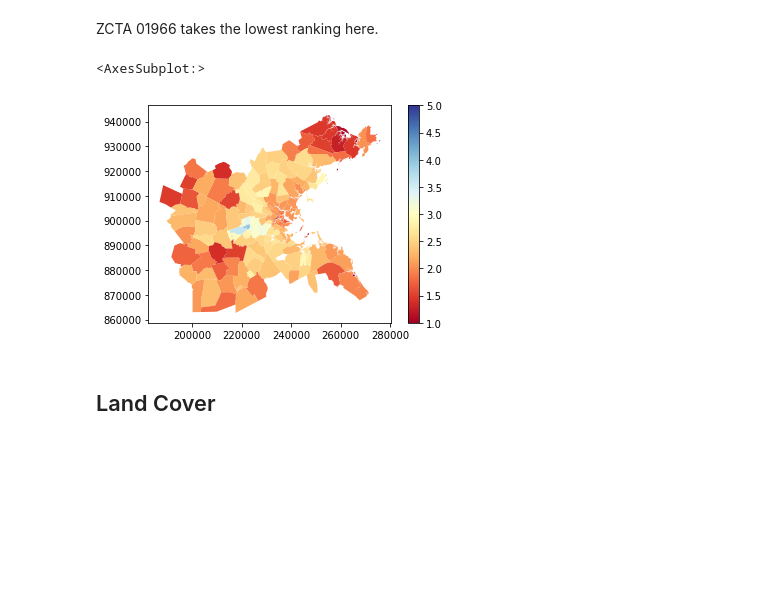
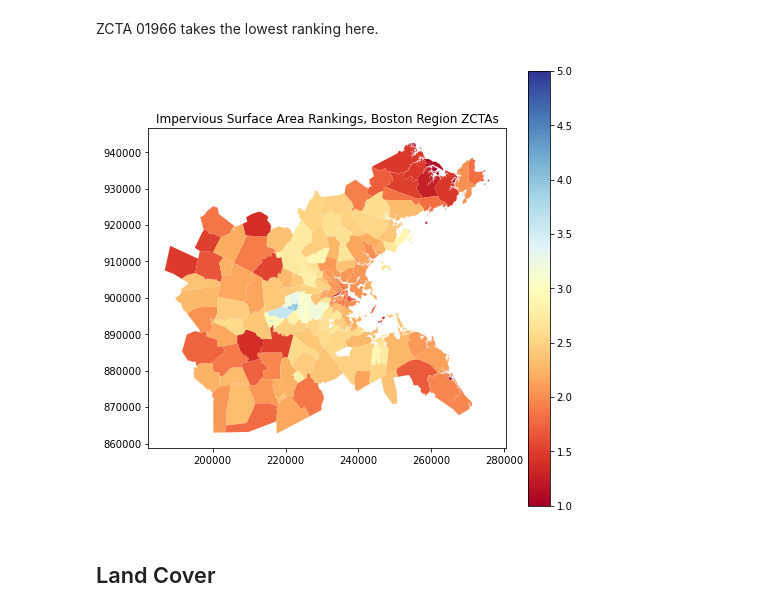
Before and after one commit to krowe42/FinalProject-LivingDecisions, a Jupyter notebook: Rowe-LivingDecisions.ipynb, the cells around one changed output. Cells and saved outputs as stored; diff of their text form; code cells hidden in the pictures; blank space fills up the shorter version.

```diff
--- a/Rowe-LivingDecisions.ipynb
+++ b/Rowe-LivingDecisions.ipynb
@@ -233,10 +233,11 @@ sort_zips_imp.head(1)
 # %% [markdown]
 ZCTA 01966 takes the lowest ranking here.
 # %%
-zips_imp.plot(column = 'mean', cmap="RdYlBu", legend=True)
+zips_imp.plot(column = 'mean', cmap="RdYlBu", figsize=(8,8), legend=True)
+plt.title("Impervious Surface Area Rankings, Boston Region ZCTAs")
+plt.show()
 # %% [output]
-<AxesSubplot:>
-[figure, old version]
+[figure, new version]
 # %% [markdown]
 ## Land Cover
 # %% [markdown]
```
Also changed, not shown: parts of 2 cells of this notebook.
